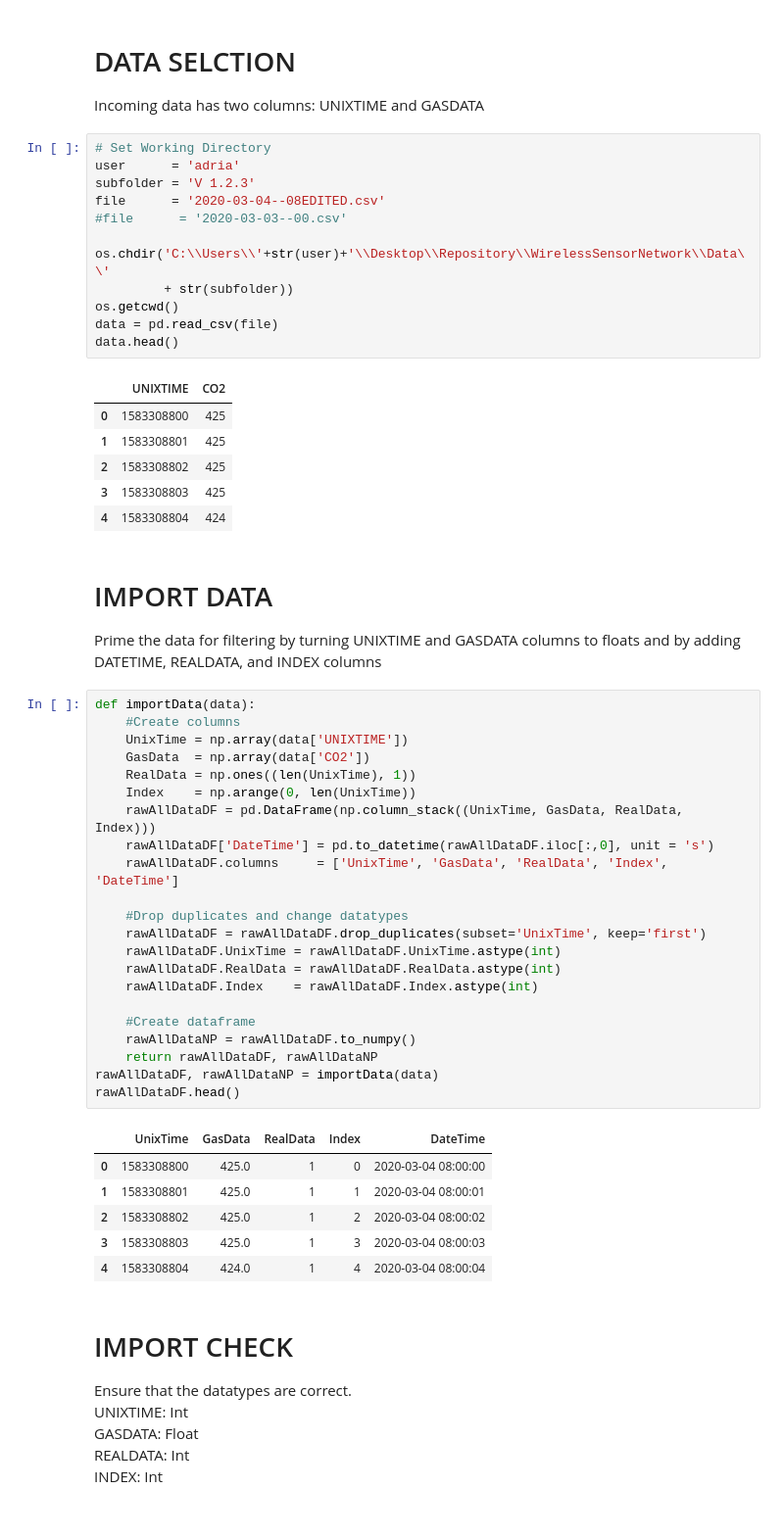
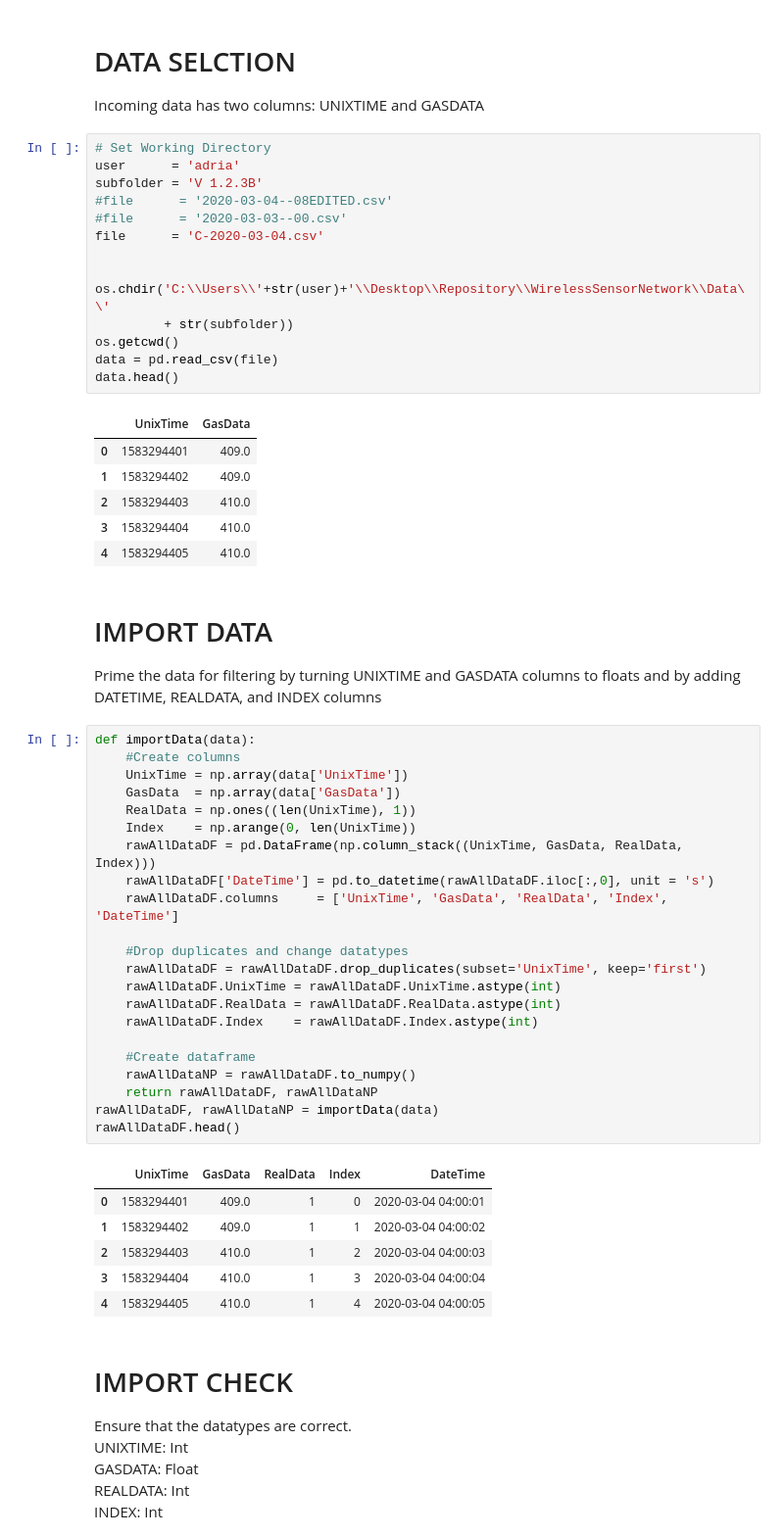
Before and after one commit to RiceAllDay22/WirelessSensorNetwork, a Jupyter notebook: Analysis/Analyzer V2.ipynb, the cells around one changed output. Shown at 98% size. Saved outputs shown, nothing was run; the diff lists cells and outputs as text.

```diff
--- a/Analysis/Analyzer V2.ipynb
+++ b/Analysis/Analyzer V2.ipynb
@@ -17,9 +20,11 @@ Incoming data has two columns: UNIXTIME and GASDATA
 # %%
 # Set Working Directory
 user      = 'adria'
-subfolder = 'V 1.2.3'
-file      = '2020-03-04--08EDITED.csv'
+subfolder = 'V 1.2.3B'
+#file      = '2020-03-04--08EDITED.csv'
 #file      = '2020-03-03--00.csv'
+file      = 'C-2020-03-04.csv'
+
 
 os.chdir('C:\\Users\\'+str(user)+'\\Desktop\\Repository\\WirelessSensorNetwork\\Data\\'
          + str(subfolder))
@@ -27,44 +32,44 @@ os.getcwd()
 data = pd.read_csv(file)
 data.head()
 # %% [output]
-|  | UNIXTIME | CO2 |
-| 0 | 1583308800 | 425 |
-| 1 | 1583308801 | 425 |
-| 2 | 1583308802 | 425 |
-| 3 | 1583308803 | 425 |
-| 4 | 1583308804 | 424 |
+|  | UnixTime | GasData |
+| 0 | 1583294401 | 409.0 |
+| 1 | 1583294402 | 409.0 |
+| 2 | 1583294403 | 410.0 |
+| 3 | 1583294404 | 410.0 |
+| 4 | 1583294405 | 410.0 |
 # %% [markdown]
 # IMPORT DATA
 Prime the data for filtering by turning UNIXTIME and GASDATA columns to floats and by adding DATETIME, REALDATA, and INDEX columns
 # %%
 def importData(data):
     #Create columns
-    UnixTime = np.array(data['UNIXTIME'])
-    GasData  = np.array(data['CO2'])
+    UnixTime = np.array(data['UnixTime'])
+    GasData  = np.array(data['GasData'])
     RealData = np.ones((len(UnixTime), 1))
     Index    = np.arange(0, len(UnixTime))
     rawAllDataDF = pd.DataFrame(np.column_stack((UnixTime, GasData, RealData, Index)))
     rawAllDataDF['DateTime'] = pd.to_datetime(rawAllDataDF.iloc[:,0], unit = 's')
     rawAllDataDF.columns     = ['UnixTime', 'GasData', 'RealData', 'Index', 'DateTime']
 
     #Drop duplicates and change datatypes
     rawAllDataDF = rawAllDataDF.drop_duplicates(subset='UnixTime', keep='first')
     rawAllDataDF.UnixTime = rawAllDataDF.UnixTime.astype(int)
     rawAllDataDF.RealData = rawAllDataDF.RealData.astype(int)
     rawAllDataDF.Index    = rawAllDataDF.Index.astype(int)
 
     #Create dataframe
     rawAllDataNP = rawAllDataDF.to_numpy()
     return rawAllDataDF, rawAllDataNP
 rawAllDataDF, rawAllDataNP = importData(data)
 rawAllDataDF.head()
 # %% [output]
 |  | UnixTime | GasData | RealData | Index | DateTime |
-| 0 | 1583308800 | 425.0 | 1 | 0 | 2020-03-04 08:00:00 |
-| 1 | 1583308801 | 425.0 | 1 | 1 | 2020-03-04 08:00:01 |
-| 2 | 1583308802 | 425.0 | 1 | 2 | 2020-03-04 08:00:02 |
-| 3 | 1583308803 | 425.0 | 1 | 3 | 2020-03-04 08:00:03 |
-| 4 | 1583308804 | 424.0 | 1 | 4 | 2020-03-04 08:00:04 |
+| 0 | 1583294401 | 409.0 | 1 | 0 | 2020-03-04 04:00:01 |
+| 1 | 1583294402 | 409.0 | 1 | 1 | 2020-03-04 04:00:02 |
+| 2 | 1583294403 | 410.0 | 1 | 2 | 2020-03-04 04:00:03 |
+| 3 | 1583294404 | 410.0 | 1 | 3 | 2020-03-04 04:00:04 |
+| 4 | 1583294405 | 410.0 | 1 | 4 | 2020-03-04 04:00:05 |
 # %% [markdown]
 # IMPORT CHECK
 Ensure that the datatypes are correct. <br>
```
Also changed, not shown: parts of 11 cells of this notebook, 7 other files.
